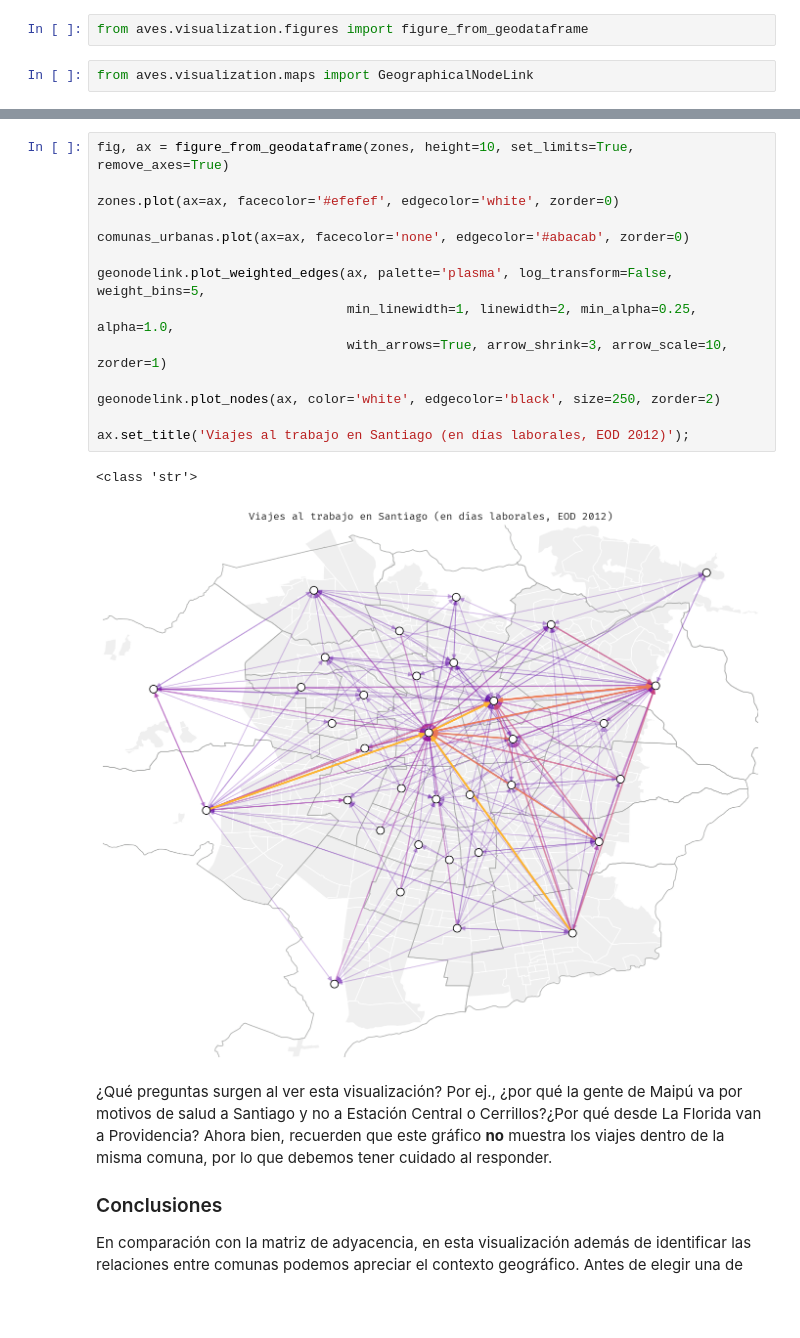
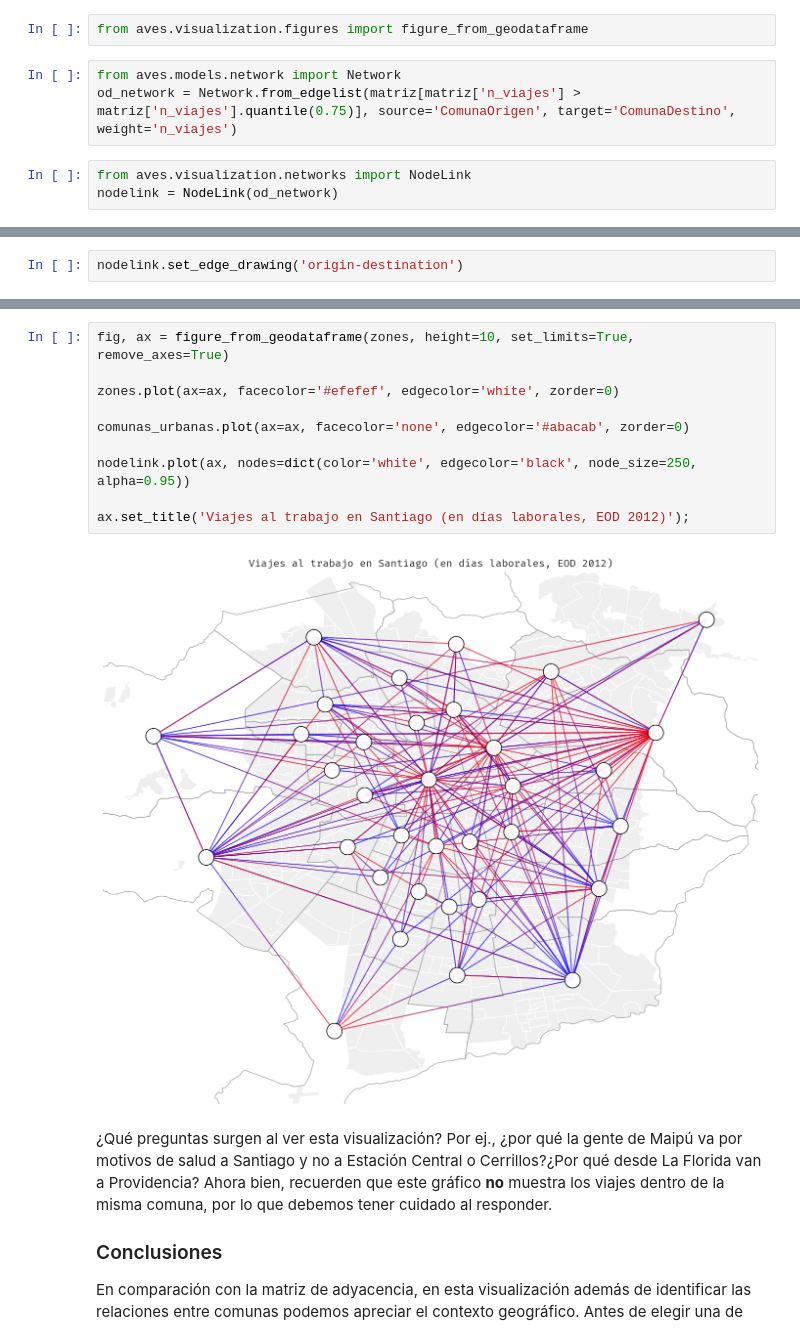
Before and after one commit to zorzalerrante/aves, a Jupyter notebook: notebooks/05-python-redes-eod.ipynb, the cells around one changed output, grey strips where cells are left out. Saved outputs shown, nothing was run; the diff lists cells and outputs as text; blank space fills up the shorter version.

Commit message:
refactoring network visualization!

```diff
--- a/notebooks/05-python-redes-eod.ipynb
+++ b/notebooks/05-python-redes-eod.ipynb
@@ -174,4 +153,8 @@ comuna_to_node
 # %%
 from aves.visualization.figures import figure_from_geodataframe
+# %%
+from aves.models.network import Network
+od_network = Network.from_edgelist(matriz[matriz['n_viajes'] > matriz['n_viajes'].quantile(0.75)], source='ComunaOrigen', target='ComunaDestino', weight='n_viajes')
 # %%
-from aves.visualization.maps import GeographicalNodeLink
+from aves.visualization.networks import NodeLink
+nodelink = NodeLink(od_network)
@@ -191,0 +163,2 @@ node map 34
+# %%
+nodelink.set_edge_drawing('origin-destination')
@@ -192,20 +177,15 @@ node map 34
 # %%
 fig, ax = figure_from_geodataframe(zones, height=10, set_limits=True, remove_axes=True)
 
 zones.plot(ax=ax, facecolor='#efefef', edgecolor='white', zorder=0)
 
 comunas_urbanas.plot(ax=ax, facecolor='none', edgecolor='#abacab', zorder=0)
 
-geonodelink.plot_weighted_edges(ax, palette='plasma', log_transform=False, weight_bins=5,
-                                min_linewidth=1, linewidth=2, min_alpha=0.25, alpha=1.0,
-                                with_arrows=True, arrow_shrink=3, arrow_scale=10, zorder=1)
-
-geonodelink.plot_nodes(ax, color='white', edgecolor='black', size=250, zorder=2)
+nodelink.plot(ax, nodes=dict(color='white', edgecolor='black', node_size=250, alpha=0.95))
 
 ax.set_title('Viajes al trabajo en Santiago (en días laborales, EOD 2012)');
 # %% [output]
-<class 'str'>
-[figure, old version]
+[figure, new version]
 # %% [markdown]
 ¿Qué preguntas surgen al ver esta visualización? Por ej., ¿por qué la gente de Maipú va por motivos de salud a Santiago y no a Estación Central o Cerrillos?¿Por qué desde La Florida van a Providencia? Ahora bien, recuerden que este gráfico **no** muestra los viajes dentro de la misma comuna, por lo que debemos tener cuidado al responder.
 
```
Also changed, not shown: parts of 4 cells of this notebook, 11 other files.
